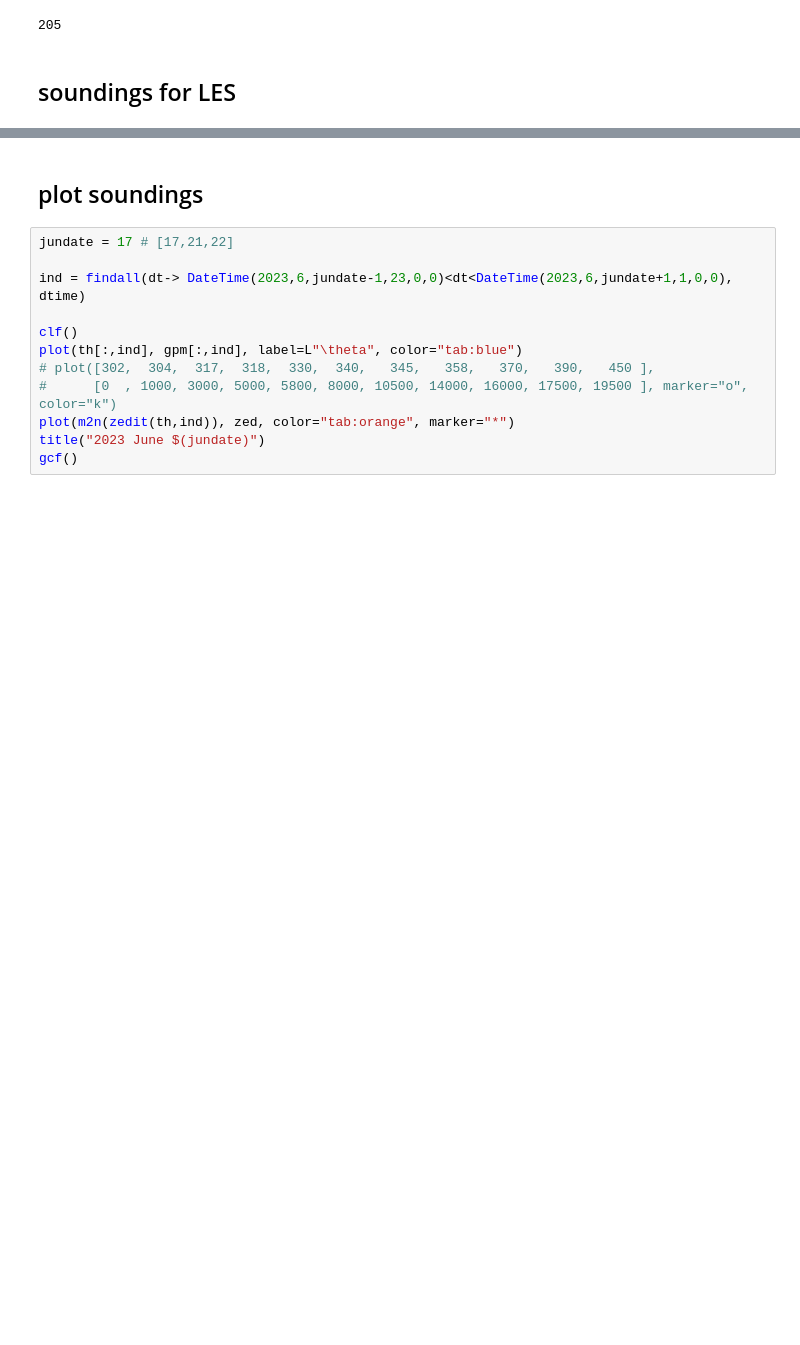
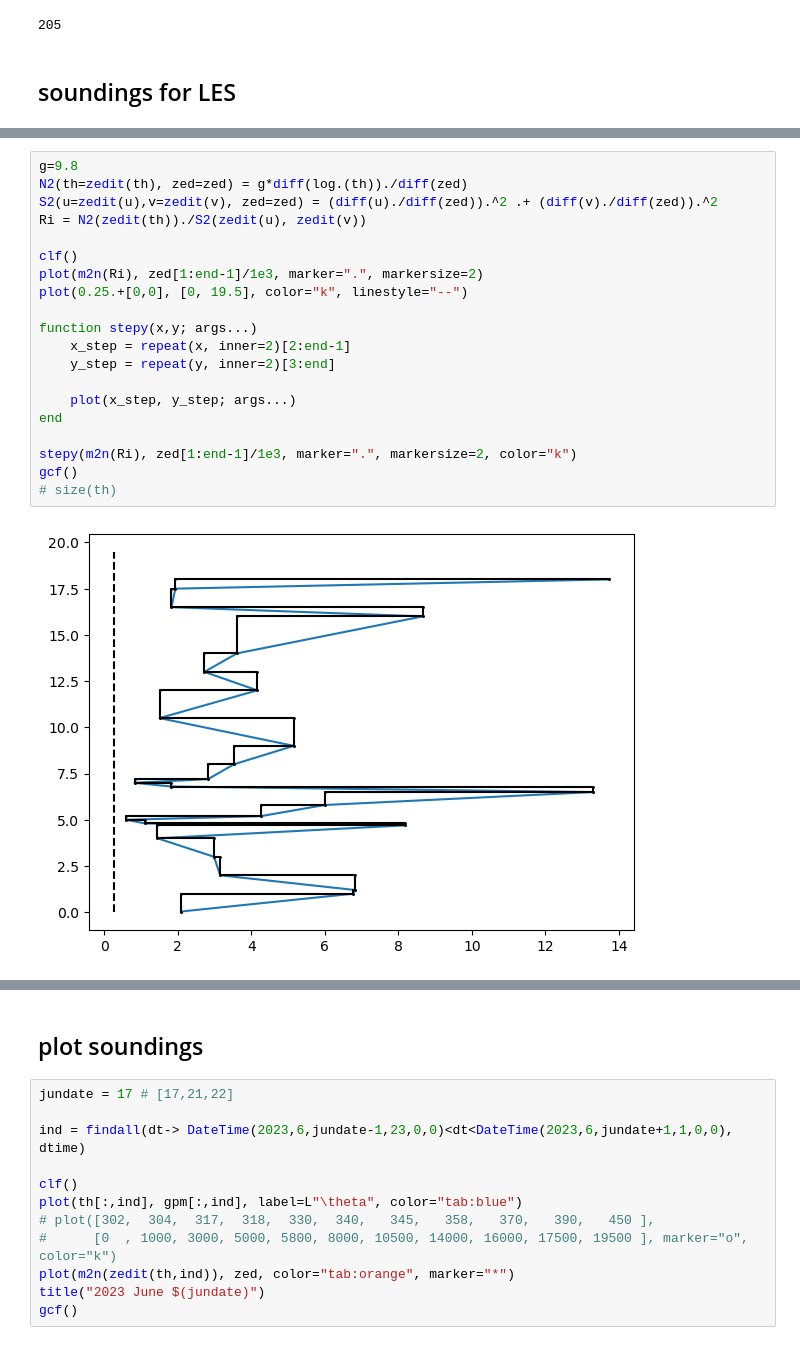
Before and after one commit to deszoeke/ASTRAL-soundings, a Jupyter notebook: src/read_raobe_txt.ipynb, the cells around one changed output, grey strips where cells are left out. Cells and saved outputs as stored; diff of their text form; blank space fills up the shorter version.

```diff
--- a/src/read_raobe_txt.ipynb
+++ b/src/read_raobe_txt.ipynb
@@ -792,4 +801,26 @@ zedit(th)
  451.636374350589
+# %%
+g=9.8
+N2(th=zedit(th), zed=zed) = g*diff(log.(th))./diff(zed)
+S2(u=zedit(u),v=zedit(v), zed=zed) = (diff(u)./diff(zed)).^2 .+ (diff(v)./diff(zed)).^2
+Ri = N2(zedit(th))./S2(zedit(u), zedit(v))
+
+clf()
+plot(m2n(Ri), zed[1:end-1]/1e3, marker=".", markersize=2)
+plot(0.25.+[0,0], [0, 19.5], color="k", linestyle="--")
+
+function stepy(x,y; args...)
+    x_step = repeat(x, inner=2)[2:end-1]
+    y_step = repeat(y, inner=2)[3:end]
+
+    plot(x_step, y_step; args...)
+end
+
+stepy(m2n(Ri), zed[1:end-1]/1e3, marker=".", markersize=2, color="k")
+gcf()
+# size(th)
+# %% [output]
+[figure, added]
 # %%
 #=
 # 2023 Jun 17 dataframe sounding for Eric
```
Also changed, not shown: parts of 7 cells of this notebook, 1 other file.
